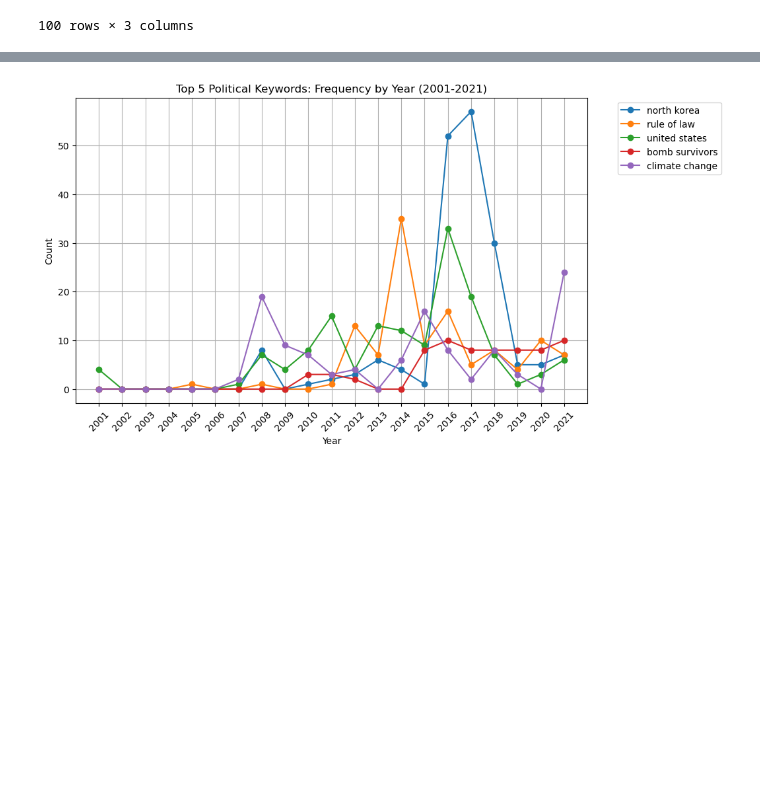
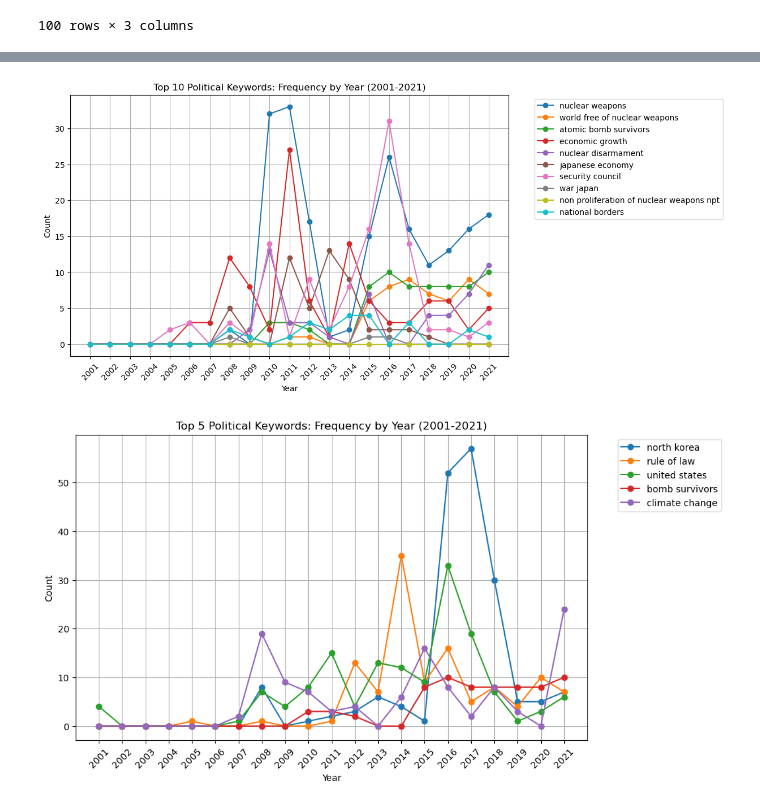
Before and after one commit to ninaudagawa/Media-Politics, a Jupyter notebook: project/notebooks/speeches_keywords_AILIE.ipynb, the cells around one changed output, grey strips where cells are left out. Cells and saved outputs as stored; diff of their text form; code cells hidden in the pictures; blank space fills up the shorter version.

Commit message:
changes to keywords python file and notebook
changes to keywords python file and notebook

```diff
--- a/project/notebooks/speeches_keywords_AILIE.ipynb
+++ b/project/notebooks/speeches_keywords_AILIE.ipynb
@@ -169,3 +488,43 @@ top_political_phrases_df
+# %%
+import re
+import matplotlib.pyplot as plt
+import pandas as pd
+from collections import defaultdict
+
+TOP_N = 10
+top_phrases = top_political_phrases_df["phrase"].head(TOP_N).tolist()
+
+phrase_patterns = {
+    phrase: re.compile(r"\b" + re.escape(phrase) + r"\b", re.IGNORECASE)
+    for phrase in top_phrases
+}
+
+phrase_year_counts = {phrase: defaultdict(int) for phrase in top_phrases}
+
+for date, row in speeches_range.iterrows():
+    year = date.year
+    text = str(row["text"])
+    for phrase, pattern in phrase_patterns.items():
+        count = len(pattern.findall(text))
+        if count:
+            phrase_year_counts[phrase][year] += count
+
+phrase_year_df = pd.DataFrame(phrase_year_counts).reindex(range(YEAR_START, YEAR_END + 1)).fillna(0)
+
+fig, ax = plt.subplots(figsize=(10, 6))
+for phrase in top_phrases:
+    ax.plot(phrase_year_df.index, phrase_year_df[phrase], marker="o", label=phrase)
+
+ax.set_xlabel("Year")
+ax.set_ylabel("Count")
+ax.set_title(f"Top {TOP_N} Political Keywords: Frequency by Year ({YEAR_START}-{YEAR_END})")
+ax.set_xticks(range(YEAR_START, YEAR_END + 1))
+ax.tick_params(axis="x", rotation=45)
+ax.legend(bbox_to_anchor=(1.05, 1), loc="upper left")
+ax.grid(True)
+plt.show()
+# %% [output]
+[figure, added]
 # %%
 import re
 import matplotlib.pyplot as plt
```
Also changed, not shown: parts of 5 cells of this notebook, 1 other file.
